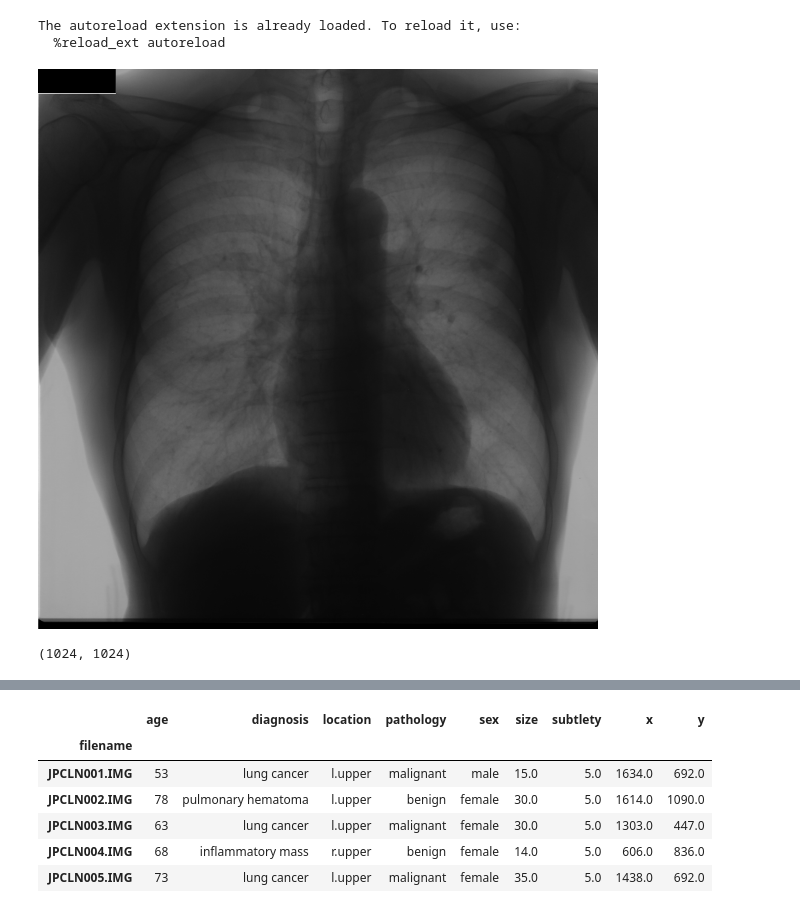
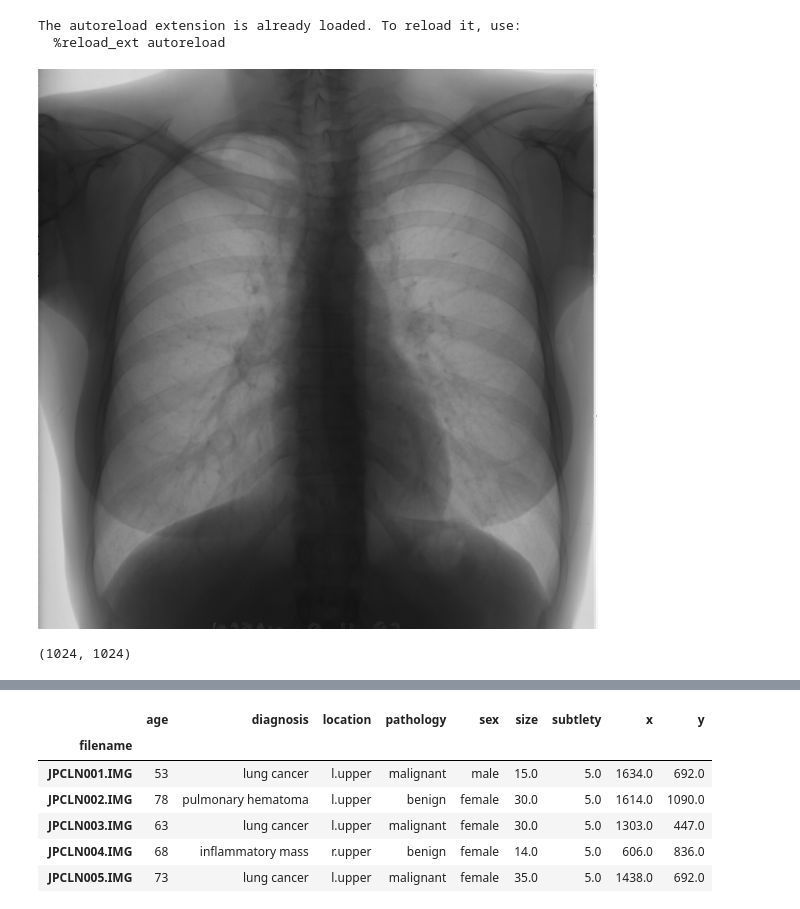
Before and after one commit to mhworth/dl-segmentation, a Jupyter notebook: Reading Images.ipynb, the cells around one changed output, grey strips where cells are left out. Drawn from its saved outputs; the diff is of its cells as text; code cells hidden in the pictures.

```diff
--- a/Reading Images.ipynb
+++ b/Reading Images.ipynb
@@ -45,14 +45,14 @@ def display_image(raw_image):
 The autoreload extension is already loaded. To reload it, use:
   %reload_ext autoreload
 # %%
-raw_image = util.load_image_file("/home/matt/All247images/JPCLN001.IMG")
+raw_image = util.load_image_file("/home/matt/All247images/JPCNN001.IMG")
 subsampled_image = util.resample_image(raw_image)
 img = Image.fromarray(subsampled_image, 'L')
 #print raw_image[0][0] == 4095
 #pylab.figure(figsize=(10, 10))
 #imshow(raw_image, cmap='Greys_r')
 display_image(raw_image)
 print raw_image.shape
 # %% [output]
-[figure, old version]
+[figure, new version]
 (1024, 1024)
```
Also changed, not shown: parts of 1 cell of this notebook, 1 other file.
